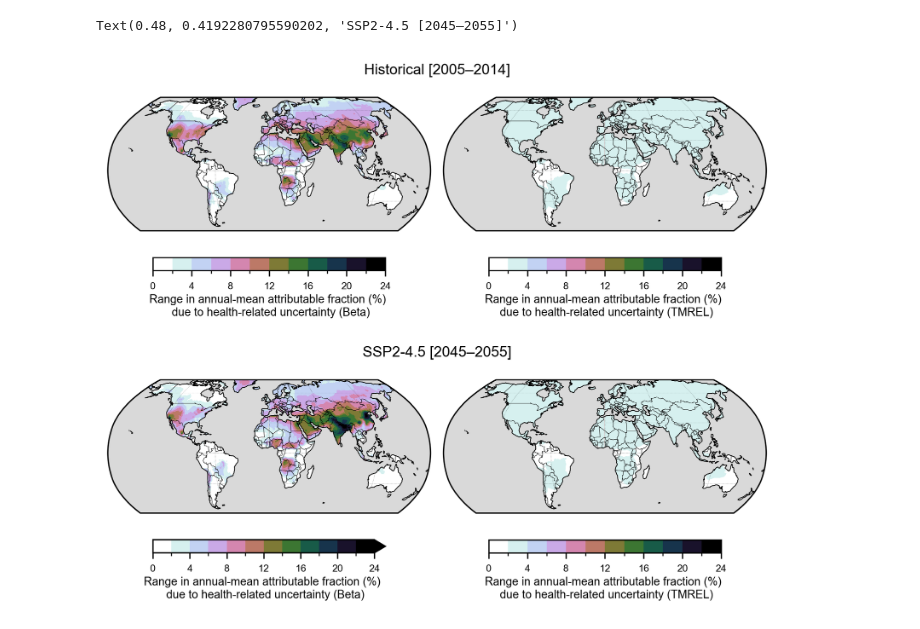
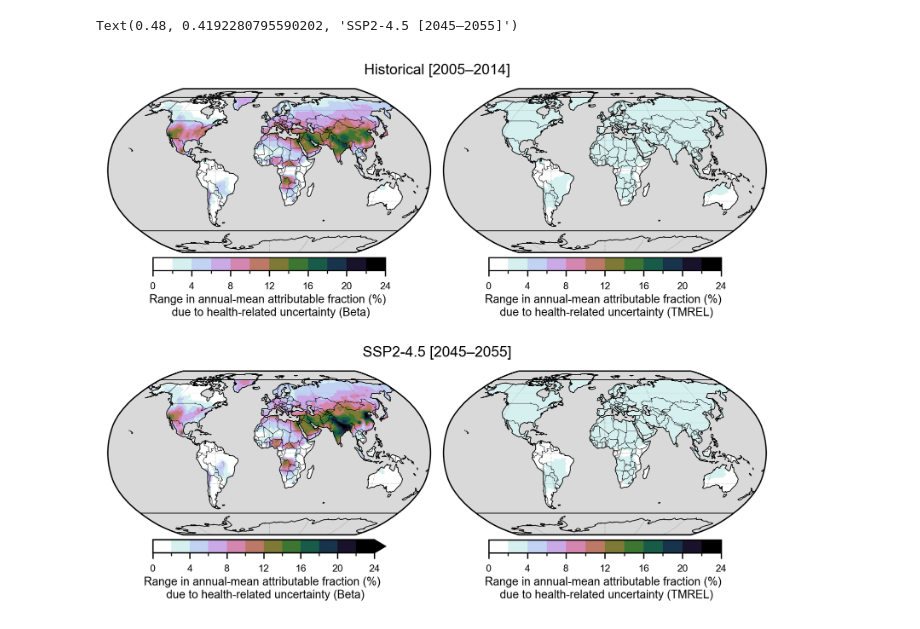
Before and after one commit to emmleroy/fast-o3-iv, a Jupyter notebook: figures/paper/ERL/Fig3-attributable-fraction-variance-decomp.ipynb, the cells around one changed output. Saved outputs shown, nothing was run; the diff lists cells and outputs as text; code cells hidden in the pictures.

```diff
--- a/figures/paper/ERL/Fig3-attributable-fraction-variance-decomp.ipynb
+++ b/figures/paper/ERL/Fig3-attributable-fraction-variance-decomp.ipynb
@@ -512,8 +586,6 @@ m1 = z_range.plot.contourf(
     add_labels=False,
 )
 
-ax1.set_facecolor("0.85")
-
 # cover oceans with gray
 ax1.add_feature(
     cfeature.OCEAN,
@@ -540,8 +612,6 @@ m2 = z_range.plot.contourf(
     add_colorbar=False,
     add_labels=False,
 )
-
-ax2.set_facecolor("0.85")
 
 # cover oceans with gray
 ax2.add_feature(
@@ -572,8 +642,6 @@ m3 = z_range.plot.contourf(
     add_labels=False,
 )
 
-ax3.set_facecolor("0.85")
-
 # cover oceans with gray
 ax3.add_feature(
     cfeature.OCEAN,
@@ -601,8 +669,6 @@ m4 = z_range.plot.contourf(
     add_labels=False,
 )
 
-ax4.set_facecolor("0.85")
-
 # cover oceans with gray
 ax4.add_feature(
     cfeature.OCEAN,
@@ -614,33 +680,49 @@ ax4.add_feature(
 ax4.coastlines(linewidth=0.4, color="black", zorder=3)
 add_panel_cbar(fig, ax4, m4, label="Range in annual-mean attributable fraction (%) \n due to health-related uncertainty (TMREL)")
 ##############################################################################
 
-
+lons = np.linspace(-180, 180, 361)
 
 for ax in [ax1, ax2, ax3, ax4]:
-    plots.clip_to_obs_lat_band(ax)
+    ax.set_facecolor("0.85")
+    ax.plot(
+        lons, np.full_like(lons, 75),
+        transform=ccrs.PlateCarree(),
+        color="black",
+        linewidth=0.5,
+        linestyle="-",
+        zorder=20,
+    )
+    ax.plot(
+        lons, np.full_like(lons, -60),
+        transform=ccrs.PlateCarree(),
+        color="black",
+        linewidth=0.5,
+        linestyle="-",
+        zorder=20,
+    )
 
 # centered row titles
 top_left = ax1.get_position()
 top_right = ax3.get_position()
 bot_left = ax2.get_position()
 bot_right = ax4.get_position()
 
 x_top = 0.5 * (top_left.x0 + top_right.x1)
 x_bot = 0.5 * (bot_left.x0 + bot_right.x1)
 
 y_top = top_left.y1 + 0.02
 y_bot = bot_left.y1 + 0.02
 
 fig.text(
     x_top, y_top, "Historical [2005–2014]",
     ha="center", va="bottom", fontsize=9, color="black"
 )
 
 fig.text(
     x_bot, y_bot, "SSP2-4.5 [2045–2055]",
     ha="center", va="bottom", fontsize=9, color="black"
 )
 # %% [output]
 Text(0.48, 0.4192280795590202, 'SSP2-4.5 [2045–2055]')
-[figure, old version]
+[figure, new version]
```
Also changed, not shown: parts of 3 cells of this notebook.
